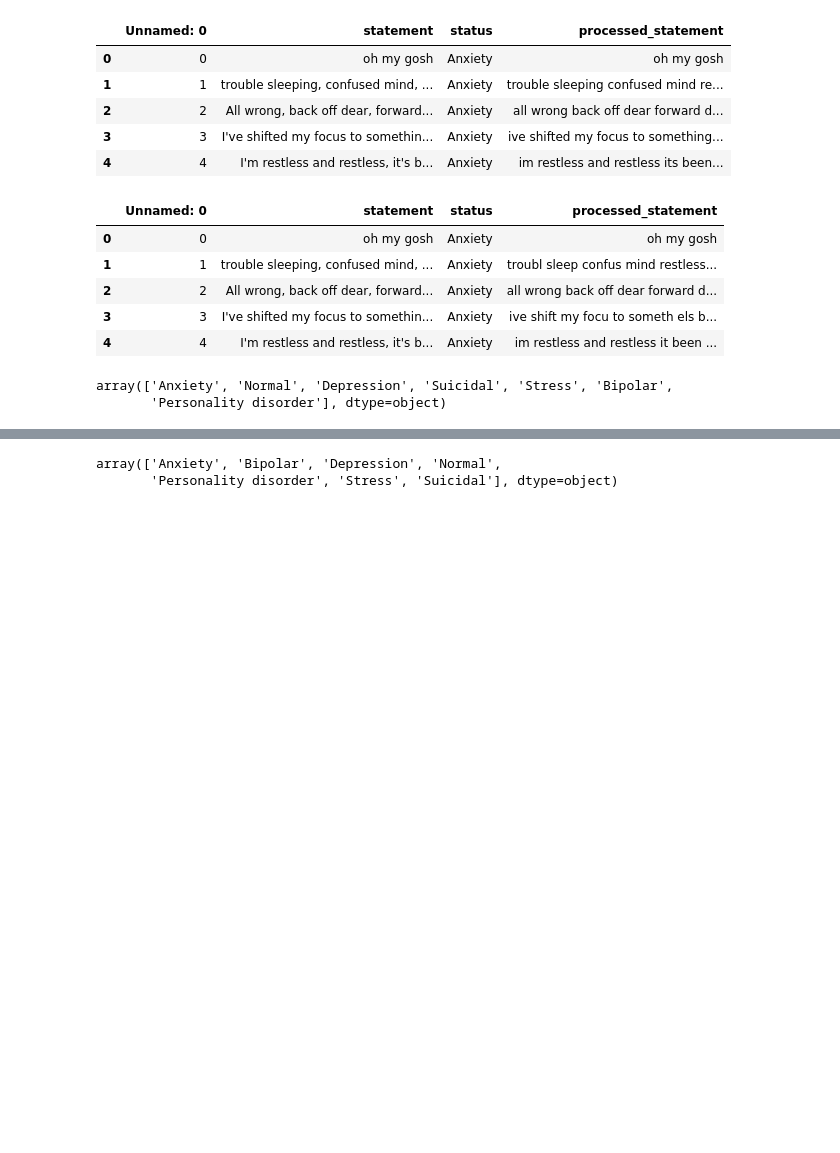
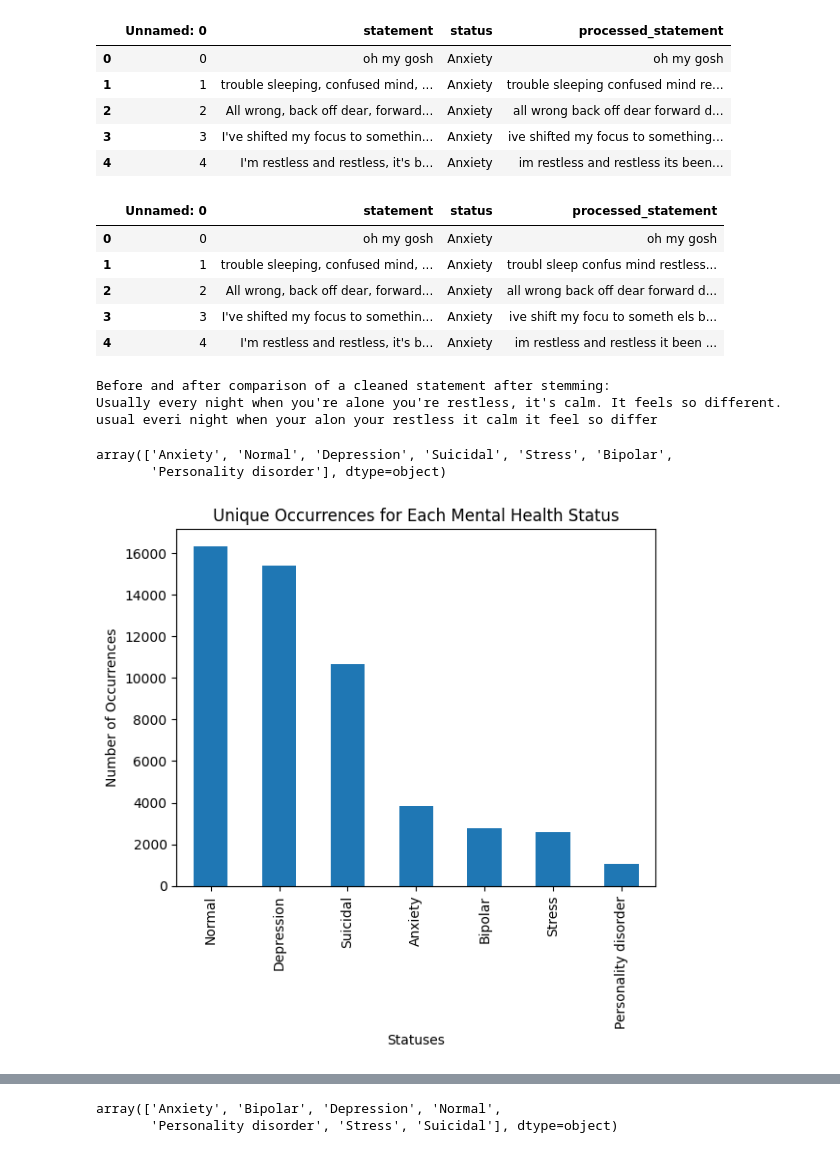
Before and after one commit to a-r97/final_project, a Jupyter notebook: final_project_v3.ipynb, the cells around one changed output, grey strips where cells are left out. Cells and saved outputs as stored; diff of their text form; code cells hidden in the pictures; blank space fills up the shorter version.

```diff
--- a/final_project_v3.ipynb
+++ b/final_project_v3.ipynb
@@ -136,12 +138,35 @@ dataset_clean.head()
 | 2 | 2 | All wrong, back off dear, forward... | Anxiety | all wrong back off dear forward d... |
 | 3 | 3 | I've shifted my focus to somethin... | Anxiety | ive shift my focu to someth els b... |
 | 4 | 4 | I'm restless and restless, it's b... | Anxiety | im restless and restless it been ... |
+# %%
+print("Before and after comparison of a cleaned statement after stemming:")
+print(dataset_clean["statement"][352])
+print(dataset_clean["processed_statement"][352])
+# %% [output]
+Before and after comparison of a cleaned statement after stemming:
+Usually every night when you're alone you're restless, it's calm. It feels so different.
+usual everi night when your alon your restless it calm it feel so differ
 # %%
 # Let's see all the unique statuses.
 dataset_clean["status"].unique()
 # %% [output]
 array(['Anxiety', 'Normal', 'Depression', 'Suicidal', 'Stress', 'Bipolar',
        'Personality disorder'], dtype=object)
+# %%
+import matplotlib.pyplot as plt
+# Let's create a bar chart showing the number of unique occurrences of each status, now that we have cleaned out null and/or empty entries.
+# Collect the number of unique occurrences.
+status_counts = dataset_clean['status'].value_counts()
+# print(status_counts)
+
+# Create the bar chart
+status_counts.plot(kind='bar')
+plt.xlabel('Statuses')
+plt.ylabel('Number of Occurrences')
+plt.title('Unique Occurrences for Each Mental Health Status')
+plt.show()
+# %% [output]
+[figure, added]
 # %%
 # Let's encode all of the statuses so that our models can work with them for classification.
 from sklearn.preprocessing import LabelEncoder
```
Also changed, not shown: parts of 24 cells of this notebook.
